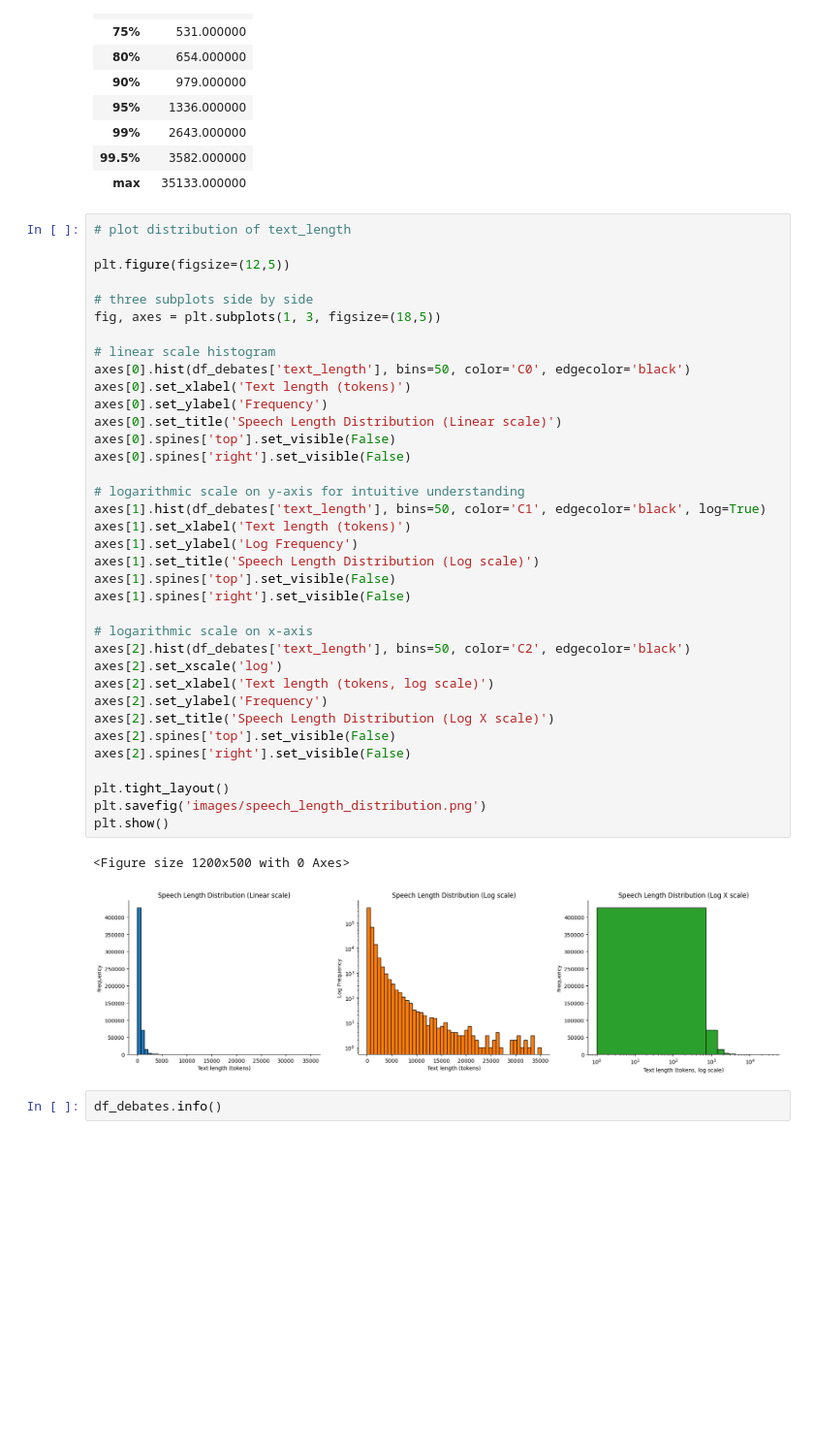
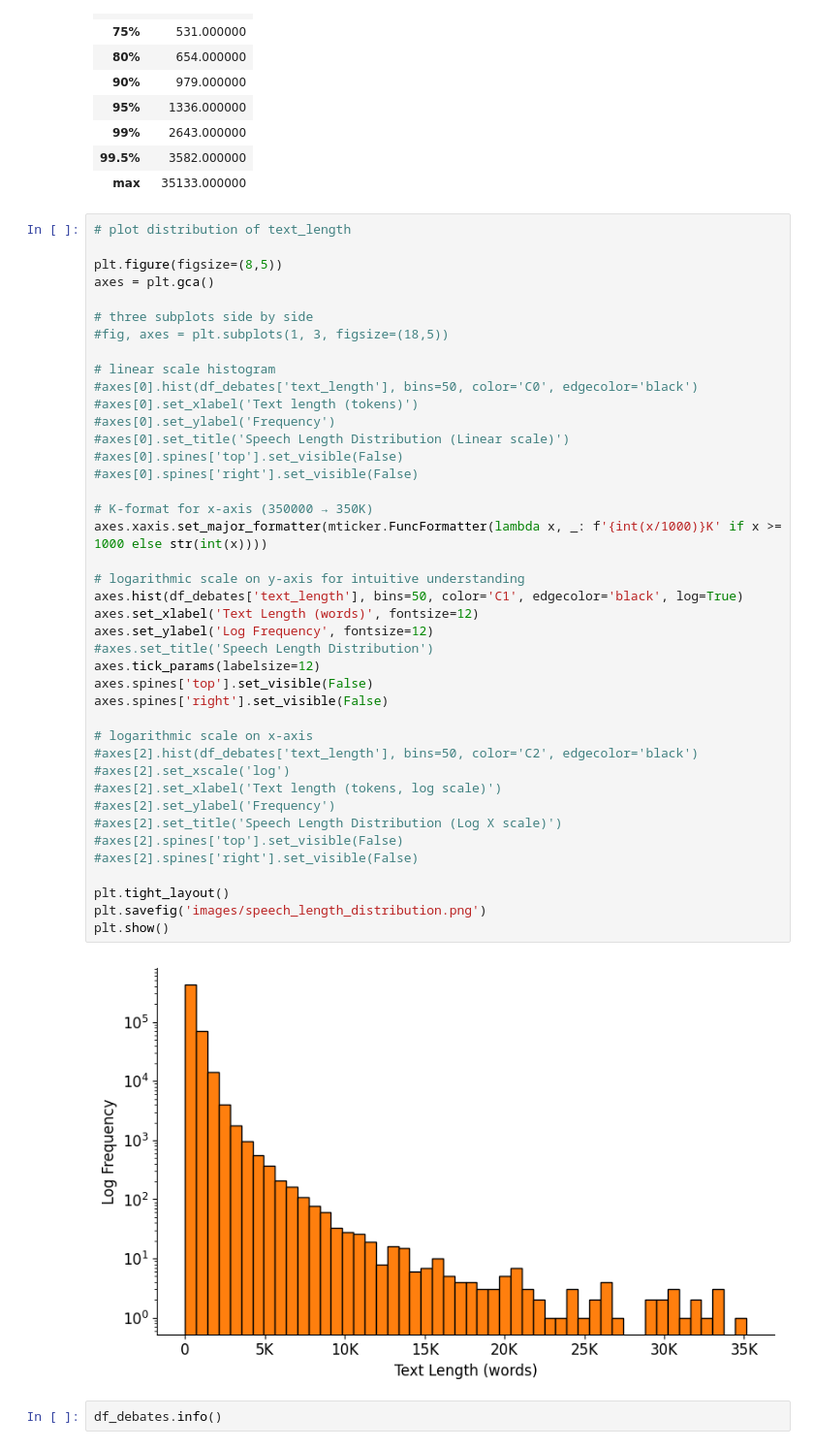
Before and after one commit to helgorithms/capstone_project, a Jupyter notebook: EDA_ChatBundestag.ipynb, the cells around one changed output. Shown at 97% size. Drawn from its saved outputs; the diff is of its cells as text; blank space fills up the shorter version.

Commit message:
updated example questions, improved viz EDA plots

```diff
--- a/EDA_ChatBundestag.ipynb
+++ b/EDA_ChatBundestag.ipynb
@@ -637,42 +646,46 @@ pd.DataFrame(df_debates.text_length).describe(percentiles=[0.05, 0.1, 0.15, 0.25
 # %%
 # plot distribution of text_length
 
-plt.figure(figsize=(12,5))
+plt.figure(figsize=(8,5))
+axes = plt.gca()
 
 # three subplots side by side
-fig, axes = plt.subplots(1, 3, figsize=(18,5))
+#fig, axes = plt.subplots(1, 3, figsize=(18,5))
 
 # linear scale histogram
-axes[0].hist(df_debates['text_length'], bins=50, color='C0', edgecolor='black')
-axes[0].set_xlabel('Text length (tokens)')
-axes[0].set_ylabel('Frequency')
-axes[0].set_title('Speech Length Distribution (Linear scale)')
-axes[0].spines['top'].set_visible(False)
-axes[0].spines['right'].set_visible(False)
+#axes[0].hist(df_debates['text_length'], bins=50, color='C0', edgecolor='black')
+#axes[0].set_xlabel('Text length (tokens)')
+#axes[0].set_ylabel('Frequency')
+#axes[0].set_title('Speech Length Distribution (Linear scale)')
+#axes[0].spines['top'].set_visible(False)
+#axes[0].spines['right'].set_visible(False)
+
+# K-format for x-axis (350000 → 350K)
+axes.xaxis.set_major_formatter(mticker.FuncFormatter(lambda x, _: f'{int(x/1000)}K' if x >= 1000 else str(int(x))))
 
 # logarithmic scale on y-axis for intuitive understanding
-axes[1].hist(df_debates['text_length'], bins=50, color='C1', edgecolor='black', log=True)
-axes[1].set_xlabel('Text length (tokens)')
-axes[1].set_ylabel('Log Frequency')
-axes[1].set_title('Speech Length Distribution (Log scale)')
-axes[1].spines['top'].set_visible(False)
-axes[1].spines['right'].set_visible(False)
+axes.hist(df_debates['text_length'], bins=50, color='C1', edgecolor='black', log=True)
+axes.set_xlabel('Text Length (words)', fontsize=12)
+axes.set_ylabel('Log Frequency', fontsize=12)
+#axes.set_title('Speech Length Distribution')
+axes.tick_params(labelsize=12)
+axes.spines['top'].set_visible(False)
+axes.spines['right'].set_visible(False)
 
 # logarithmic scale on x-axis
-axes[2].hist(df_debates['text_length'], bins=50, color='C2', edgecolor='black')
-axes[2].set_xscale('log')
-axes[2].set_xlabel('Text length (tokens, log scale)')
-axes[2].set_ylabel('Frequency')
-axes[2].set_title('Speech Length Distribution (Log X scale)')
-axes[2].spines['top'].set_visible(False)
-axes[2].spines['right'].set_visible(False)
+#axes[2].hist(df_debates['text_length'], bins=50, color='C2', edgecolor='black')
+#axes[2].set_xscale('log')
+#axes[2].set_xlabel('Text length (tokens, log scale)')
+#axes[2].set_ylabel('Frequency')
+#axes[2].set_title('Speech Length Distribution (Log X scale)')
+#axes[2].spines['top'].set_visible(False)
+#axes[2].spines['right'].set_visible(False)
 
 plt.tight_layout()
 plt.savefig('images/speech_length_distribution.png')
 plt.show()
 # %% [output]
-<Figure size 1200x500 with 0 Axes>
-[figure, old version]
+[figure, new version]
 # %%
 df_debates.info()
 # %% [output]
```
Also changed, not shown: parts of 4 cells of this notebook, 5 other files.
